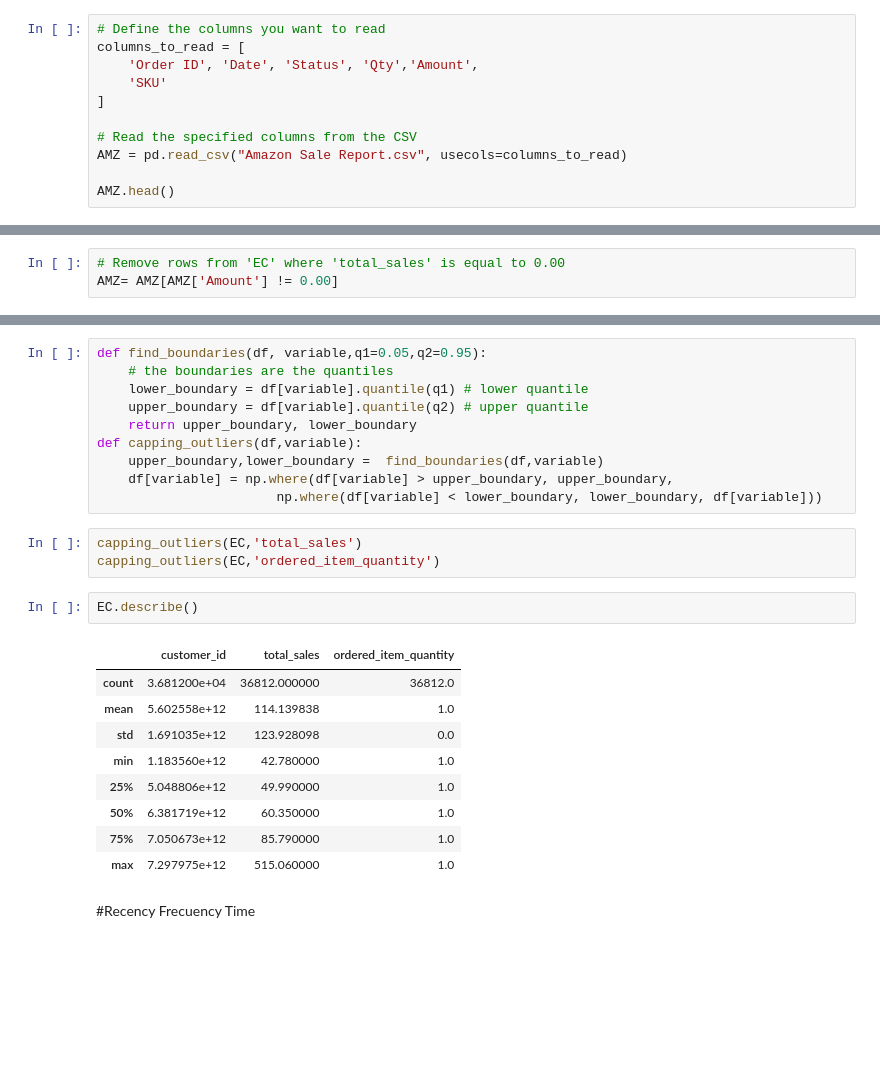
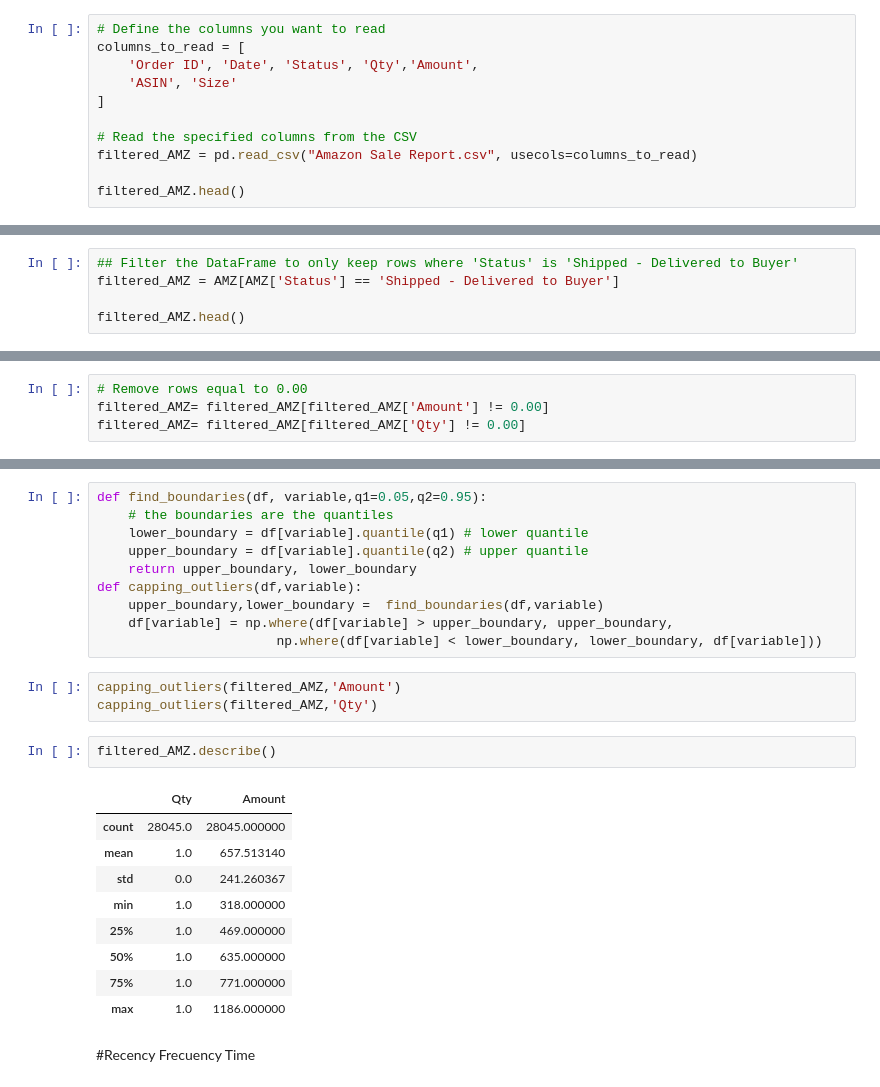
Before and after one commit to Requenamar3/Data-Mining, a Jupyter notebook: Data_Mining_Module1_AMZ_CLV.ipynb, the cells around one changed output, grey strips where cells are left out. Cells and saved outputs as stored; diff of their text form; blank space fills up the shorter version.

```diff
--- a/Data_Mining_Module1_AMZ_CLV.ipynb
+++ b/Data_Mining_Module1_AMZ_CLV.ipynb
@@ -125,11 +128,11 @@ AMZ.T
 # Define the columns you want to read
 columns_to_read = [
     'Order ID', 'Date', 'Status', 'Qty','Amount',
-    'SKU'
+    'ASIN', 'Size'
 ]
 
 # Read the specified columns from the CSV
-AMZ = pd.read_csv("Amazon Sale Report.csv", usecols=columns_to_read)
+filtered_AMZ = pd.read_csv("Amazon Sale Report.csv", usecols=columns_to_read)
 
-AMZ.head()
+filtered_AMZ.head()
 # %% [output]
@@ -141,0 +145,5 @@ AMZ.head()
+# %%
+## Filter the DataFrame to only keep rows where 'Status' is 'Shipped - Delivered to Buyer'
+filtered_AMZ = AMZ[AMZ['Status'] == 'Shipped - Delivered to Buyer']
+
+filtered_AMZ.head()
@@ -176,5 +192,6 @@ profile
 # %% [output]
 [interactive output not drawn]
 # %%
-# Remove rows from 'EC' where 'total_sales' is equal to 0.00
-AMZ= AMZ[AMZ['Amount'] != 0.00]
+# Remove rows equal to 0.00
+filtered_AMZ= filtered_AMZ[filtered_AMZ['Amount'] != 0.00]
+filtered_AMZ= filtered_AMZ[filtered_AMZ['Qty'] != 0.00]
@@ -271,21 +254,21 @@ def capping_outliers(df,variable):
     upper_boundary,lower_boundary =  find_boundaries(df,variable)
     df[variable] = np.where(df[variable] > upper_boundary, upper_boundary,
                        np.where(df[variable] < lower_boundary, lower_boundary, df[variable]))
-# %%
-capping_outliers(EC,'total_sales')
-capping_outliers(EC,'ordered_item_quantity')
+# %%
+capping_outliers(filtered_AMZ,'Amount')
+capping_outliers(filtered_AMZ,'Qty')
 # %%
-EC.describe()
+filtered_AMZ.describe()
 # %% [output]
-|  | customer_id | total_sales | ordered_item_quantity |
-| count | 3.681200e+04 | 36812.000000 | 36812.0 |
-| mean | 5.602558e+12 | 114.139838 | 1.0 |
-| std | 1.691035e+12 | 123.928098 | 0.0 |
-| min | 1.183560e+12 | 42.780000 | 1.0 |
-| 25% | 5.048806e+12 | 49.990000 | 1.0 |
-| 50% | 6.381719e+12 | 60.350000 | 1.0 |
-| 75% | 7.050673e+12 | 85.790000 | 1.0 |
-| max | 7.297975e+12 | 515.060000 | 1.0 |
+|  | Qty | Amount |
+| count | 28045.0 | 28045.000000 |
+| mean | 1.0 | 657.513140 |
+| std | 0.0 | 241.260367 |
+| min | 1.0 | 318.000000 |
+| 25% | 1.0 | 469.000000 |
+| 50% | 1.0 | 635.000000 |
+| 75% | 1.0 | 771.000000 |
+| max | 1.0 | 1186.000000 |
 # %% [markdown]
 #Recency Frecuency Time
 # %%
```
Also changed, not shown: parts of 19 cells of this notebook.
